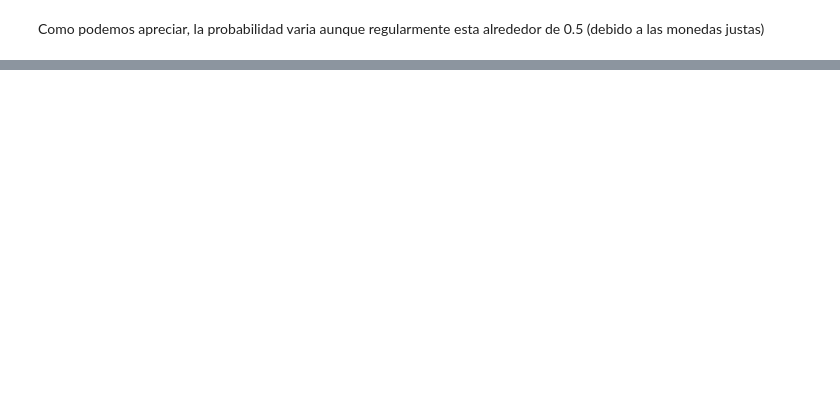
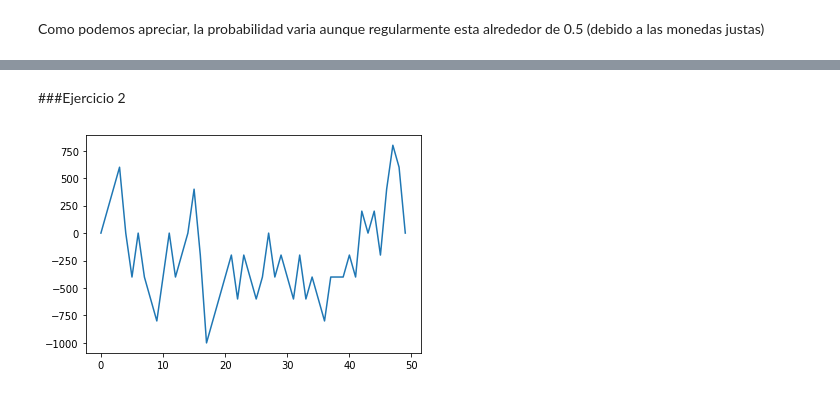
Before and after one commit to AndresQuinto5/MiniProyecto6, a Jupyter notebook: minip6.ipynb, the cells around one changed output, grey strips where cells are left out. Cells and saved outputs as stored; diff of their text form; code cells hidden in the pictures; blank space fills up the shorter version.

Commit message:
Ejercicio 2

```diff
--- a/minip6.ipynb
+++ b/minip6.ipynb
@@ -64,0 +69,33 @@ fig.show()
+# %% [markdown]
+###Ejercicio 2
+# %%
+import random
+import matplotlib.pyplot as plt
+
+
+iter = 10
+final = []
+cantidad = 50
+acumulado = 0
+apostado = 100
+
+for i in range(cantidad):
+    for j in range(iter):
+        token = random.randint(1, 100)
+        numero = random.randint(0, 1)
+        if(numero == 0):
+            if((token %2 == 0 or token == 11 and token != 10)):
+                acumulado += apostado
+            else:
+                acumulado -= apostado
+        if(numero == 1):
+            if((token %2 != 1 or token != 11 and token == 10)):
+                acumulado += apostado
+            else:
+                acumulado -= apostado
+    final.append(acumulado)
+
+plt.plot(list(range(cantidad)) ,final)
+plt.show()
+# %% [output]
+[figure, added]
```
Also changed, not shown: parts of 6 cells of this notebook.
